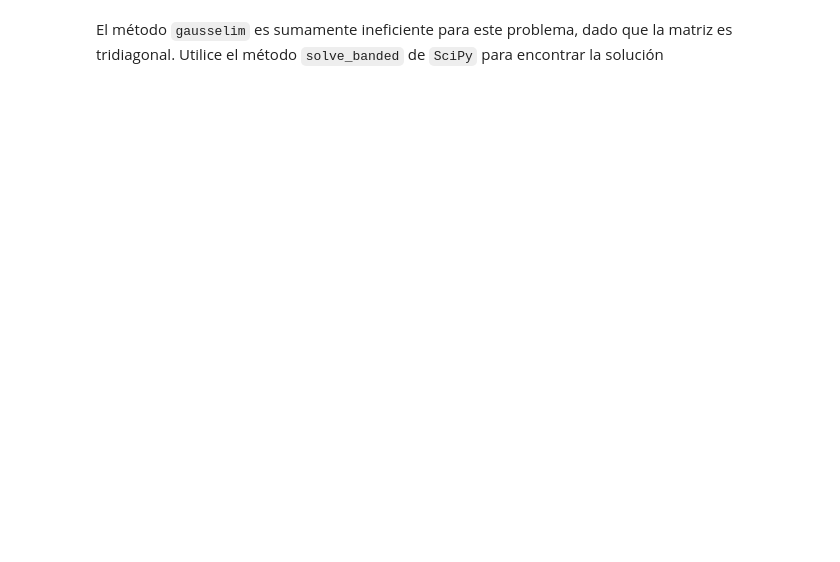
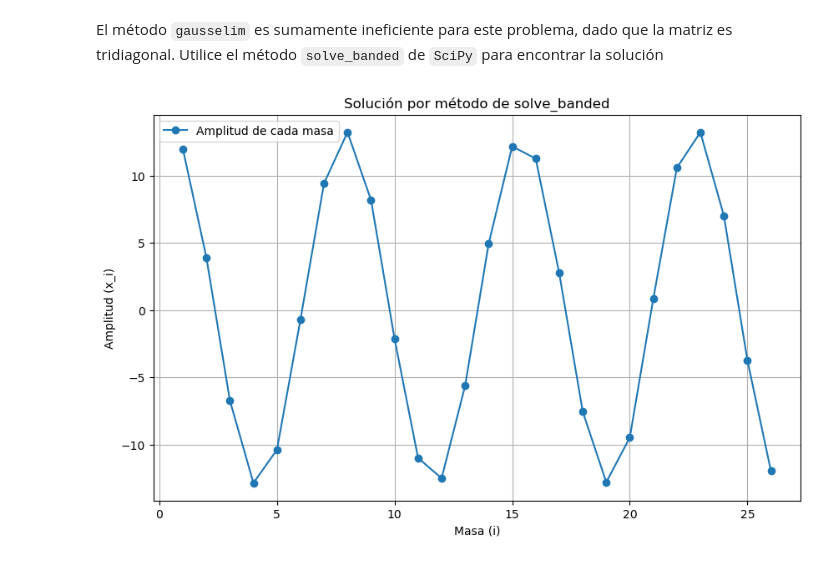
Before and after one commit to davidggonz/ComputationalPhysics, a Jupyter notebook: Labs/Lab_13/Lab_13.1/SistemasLineales.ipynb, the cells around one changed output. Drawn from its saved outputs; the diff is of its cells as text; code cells hidden in the pictures; blank space fills up the shorter version.

```diff
--- a/Labs/Lab_13/Lab_13.1/SistemasLineales.ipynb
+++ b/Labs/Lab_13/Lab_13.1/SistemasLineales.ipynb
@@ -418,0 +459,34 @@ El método `gausselim` es sumamente ineficiente para este problema, dado que la
+# %%
+from scipy.linalg import solve_banded
+
+#Creamos los arrays para trabajar con el banded
+def matrix_banded(N,alpha,k):
+    diag_sup = np.full(N-1,-k)
+    diag_cent = np.full(N,alpha)
+    diag_inf = np.full(N-1,-k)
+
+    diag_cent[0] = alpha - k  # Última fila (frontera izquierda)
+    diag_cent[-1] = alpha - k # Última fila (frontera derecha)
+
+    ab = np.zeros((3,N))
+    ab[0,1:] = diag_sup
+    ab[1,:] = diag_cent
+    ab[2,:-1] = diag_inf
+
+    return ab
+
+A_banded = matrix_banded(N,alpha,k) #Llama a la función
+
+x_vector = solve_banded((1,1),A_banded,b) #Genera el vector
+
+# Graficar las amplitudes de cada masa
+plt.figure(figsize=(10, 6))
+plt.plot(range(1, N+1), x_vector, 'o-', label='Amplitud de cada masa')
+plt.xlabel('Masa (i)')
+plt.ylabel('Amplitud (x_i)')
+plt.title('Solución por método de solve_banded')
+plt.grid(True)
+plt.legend()
+plt.show()
+# %% [output]
+[figure, added]
```
Also changed, not shown: parts of 4 cells of this notebook, 4 other files.
